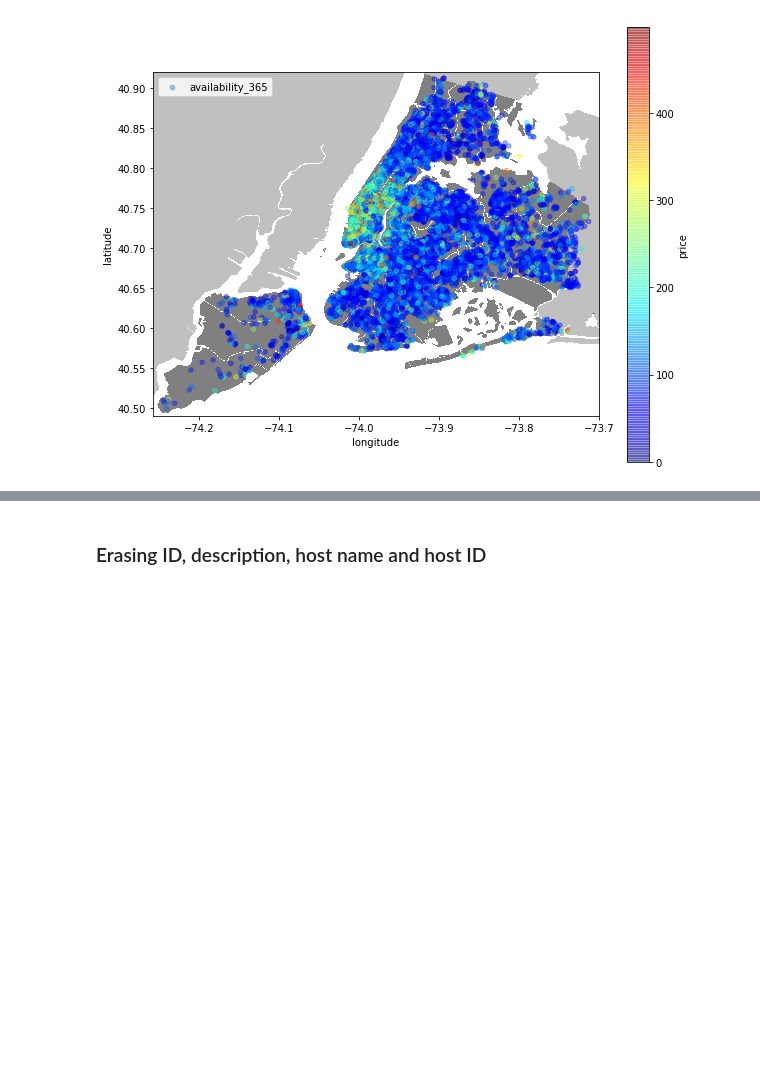
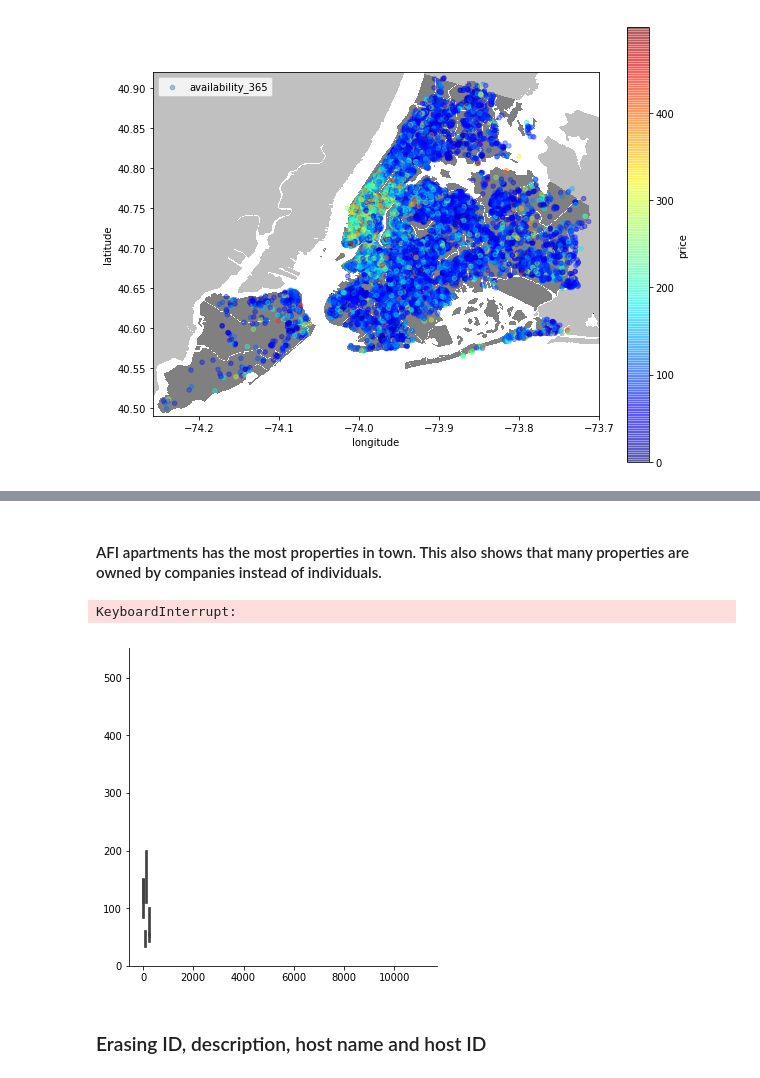
Before and after one commit to leosquintero/Airbnb-data-science-project, a Jupyter notebook: AirBnb EDA.ipynb, the cells around one changed output, grey strips where cells are left out. Drawn from its saved outputs; the diff is of its cells as text; code cells hidden in the pictures; blank space fills up the shorter version.

```diff
--- a/AirBnb EDA.ipynb
+++ b/AirBnb EDA.ipynb
@@ -342,3 +390,10 @@ ModuleNotFoundError: No module named 'folium'
+# %% [markdown]
+#### AFI apartments has the most properties in town. This also shows that many properties are owned by companies instead of individuals.
+# %%
+sns.catplot(x = "host_name", y = "price", hue = "neighbourhood", kind = "bar", data = bnb).head(30)
+# %% [output]
+KeyboardInterrupt:
+[figure, added]
 # %% [markdown]
 ### Erasing ID, description, host name and host ID
 # %%
```
Also changed, not shown: parts of 6 cells of this notebook.
